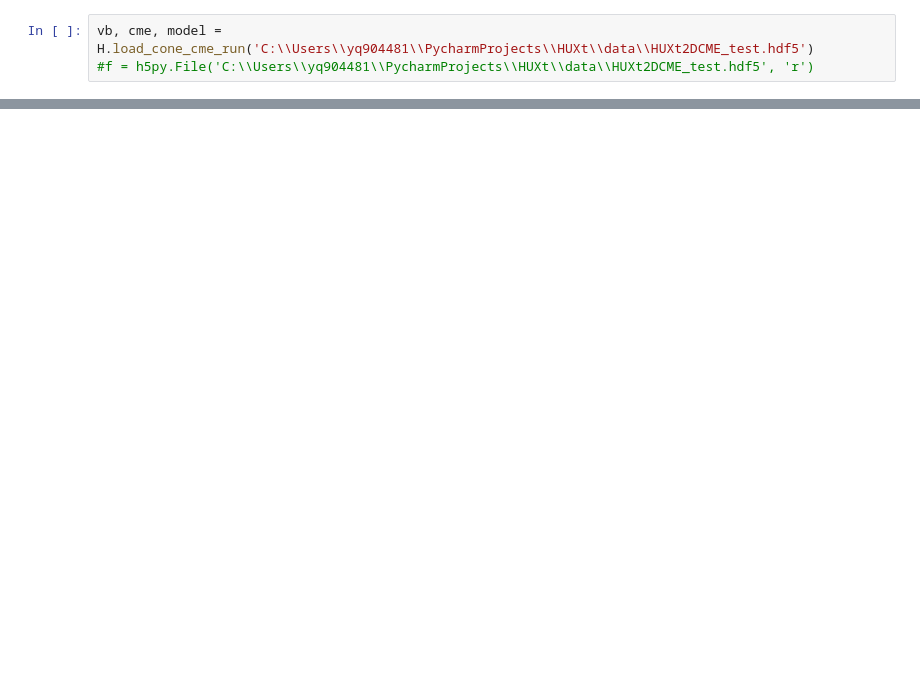
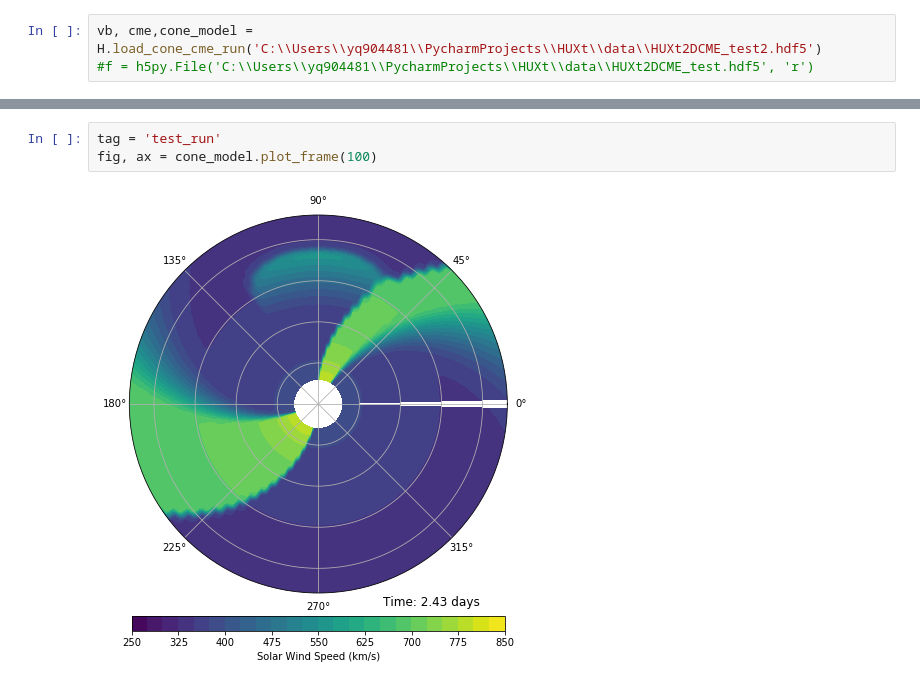
Before and after one commit to University-of-Reading-Space-Science/HUXt, a Jupyter notebook: code/Untitled.ipynb, the cells around one changed output, grey strips where cells are left out. Drawn from its saved outputs; the diff is of its cells as text; blank space fills up the shorter version.

Commit message:
Added in some functions to save plots and animate model output.Currently the animations have resolution issues.

```diff
--- a/code/Untitled.ipynb
+++ b/code/Untitled.ipynb
@@ -6,5 +9,5 @@ import astropy.units as u
 import h5py
 %matplotlib inline
 # %%
-vb, cme, model = H.load_cone_cme_run('C:\\Users\\yq904481\\PycharmProjects\\HUXt\\data\\HUXt2DCME_test.hdf5')
+vb, cme,cone_model = H.load_cone_cme_run('C:\\Users\\yq904481\\PycharmProjects\\HUXt\\data\\HUXt2DCME_test2.hdf5')
 #f = h5py.File('C:\\Users\\yq904481\\PycharmProjects\\HUXt\\data\\HUXt2DCME_test.hdf5', 'r')
@@ -31,0 +21,5 @@ Visualisations
+# %%
+tag = 'test_run'
+fig, ax = cone_model.plot_frame(100)
+# %% [output]
+[figure, added]
```
Also changed, not shown: parts of 8 cells of this notebook, 3 other files.
